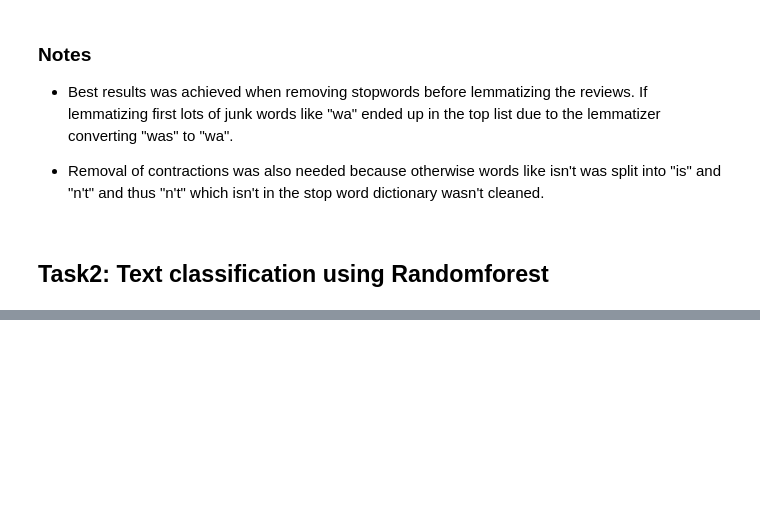
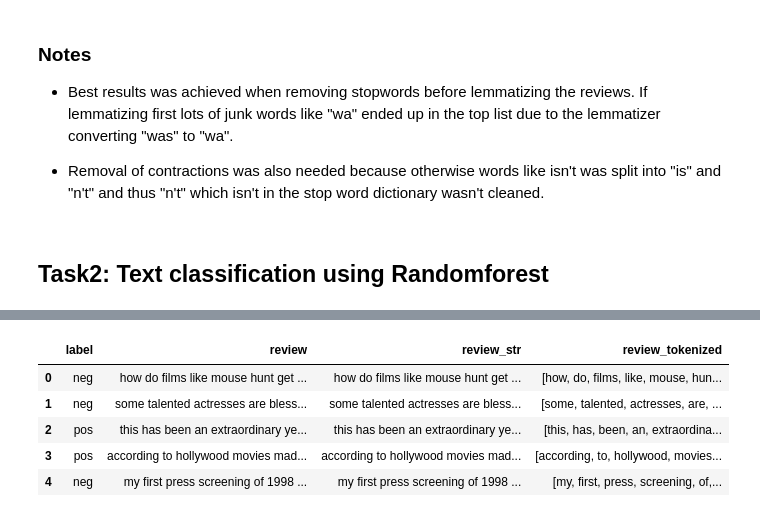
Before and after one commit to sebdanielsson/jupyter-notebooks, a Jupyter notebook: gik2km/labs/lab5/lab5.ipynb, the cells around one changed output, grey strips where cells are left out. Drawn from its saved outputs; the diff is of its cells as text; code cells hidden in the pictures; blank space fills up the shorter version.

```diff
--- a/gik2km/labs/lab5/lab5.ipynb
+++ b/gik2km/labs/lab5/lab5.ipynb
@@ -245,0 +291,11 @@ df.head()
+# %%
+import contractions
+
+# Remove contractions function
+def remove_contractions(text):
+    return contractions.fix(text)
+
+# Remove contractions
+df_t2['review_str'] = df_t2['review'].apply(remove_contractions)
+
+df_t2.head()
@@ -245,0 +309,11 @@ df.head()
+# %%
+import re
+
+# Remove special characters function
+def remove_special_characters(text):
+    return re.sub(r'[^A-Za-z0-9\s]+', '', text)
+
+# Remove special characters
+df_t2['review_str'] = df_t2['review_str'].apply(remove_special_characters)
+
+df_t2.head()
@@ -245,0 +327,18 @@ df.head()
+# %%
+from nltk.tokenize import word_tokenize
+
+# Tokenize function
+def tokenize(text):
+    return word_tokenize(text)
+
+# Tokenize
+df_t2['review_tokenized'] = df_t2['review_str'].apply(tokenize)
+
+df_t2.head()
+# %% [output]
+|  | label | review | review_str | review_tokenized |
+| 0 | neg | how do films like mouse hunt get ... | how do films like mouse hunt get ... | [how, do, films, like, mouse, hun... |
+| 1 | neg | some talented actresses are bless... | some talented actresses are bless... | [some, talented, actresses, are, ... |
+| 2 | pos | this has been an extraordinary ye... | this has been an extraordinary ye... | [this, has, been, an, extraordina... |
+| 3 | pos | according to hollywood movies mad... | according to hollywood movies mad... | [according, to, hollywood, movies... |
+| 4 | neg | my first press screening of 1998 ... | my first press screening of 1998 ... | [my, first, press, screening, of,... |
```
Also changed, not shown: parts of 22 cells of this notebook.
